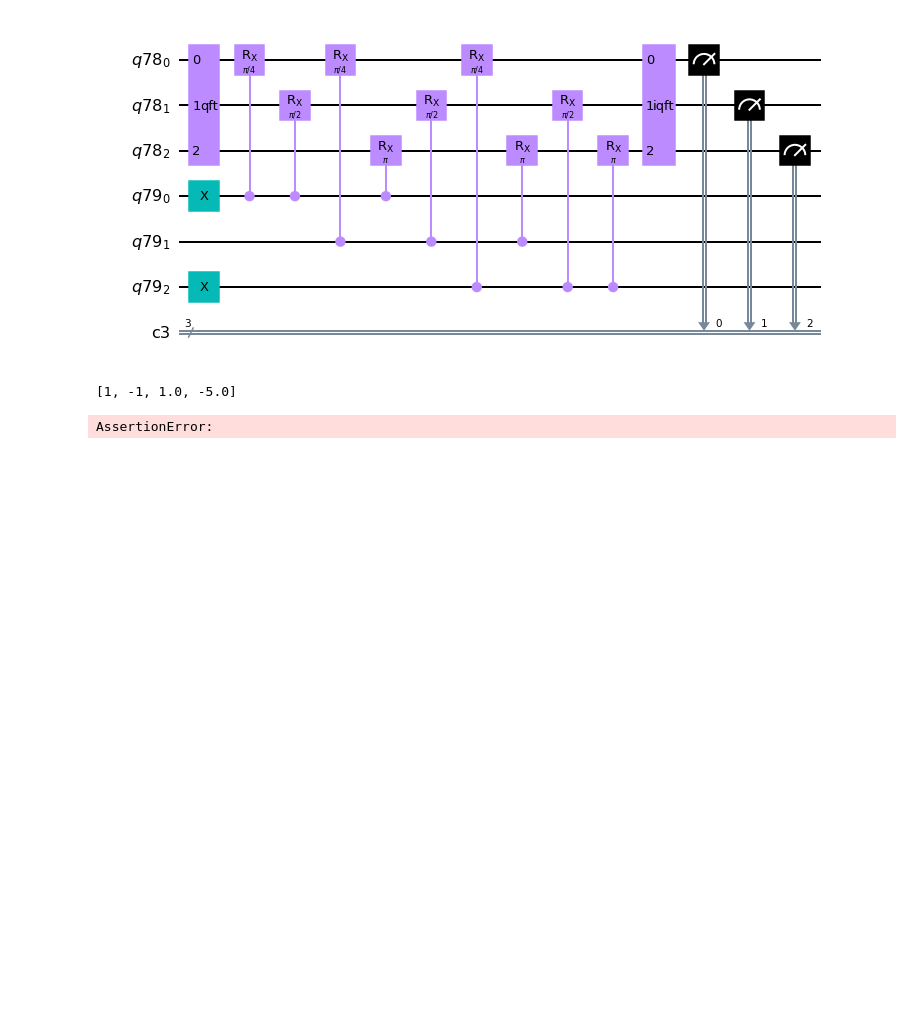
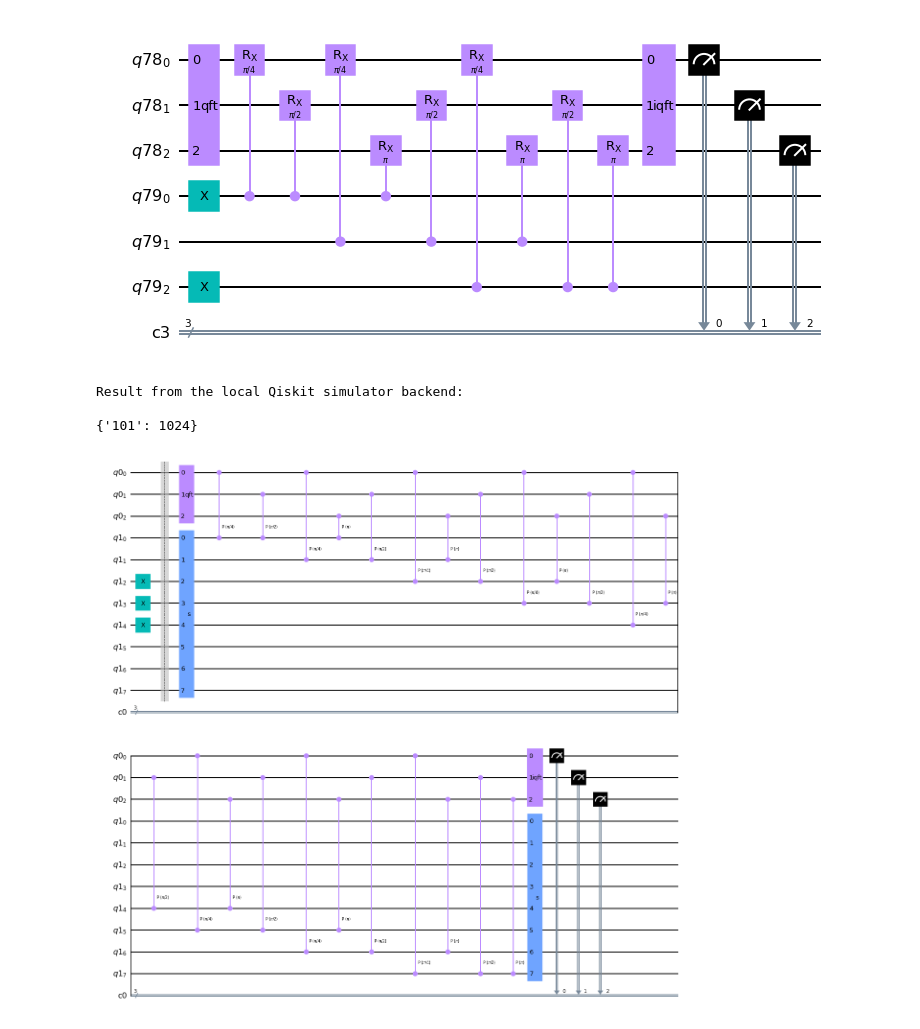
Before and after one commit to drobiu/quantum-project, a Jupyter notebook: notebooks/test_arithmetic.ipynb, the cells around one changed output. Cells and saved outputs as stored; diff of their text form; code cells hidden in the pictures; blank space fills up the shorter version.

Commit message:
fix increment, oracle b, oracle a

```diff
--- a/notebooks/test_arithmetic.ipynb
+++ b/notebooks/test_arithmetic.ipynb
@@ -35,23 +35,25 @@ Result from the local Qiskit simulator backend:
 # %%
 q = QuantumRegister(3)
 a = QuantumRegister(8)
 c = ClassicalRegister(3)
 qc = QuantumCircuit(q, a, c)
 
 
 qc.x(a[2:5])
 qc.barrier()
 
-qc = oracle_b(qc, q, a, [0, 1, 2, 3])
+qc = oracle_a(qc, a, q, [0, 1, 2, 3])
 
 # Should equal 110
 qc.measure(q[:], c[:])
 
 run_qc(qc, with_QI=False)
 qc.draw(output="mpl")
 # %% [output]
-[1, -1, 1.0, -5.0]
+Result from the local Qiskit simulator backend:
+
+{'101': 1024}
-AssertionError:
+[figure, added]
 # %%
 q = QuantumRegister(4)
 a = QuantumRegister(3)
```
Also changed, not shown: parts of 1 cell of this notebook, 3 other files.
